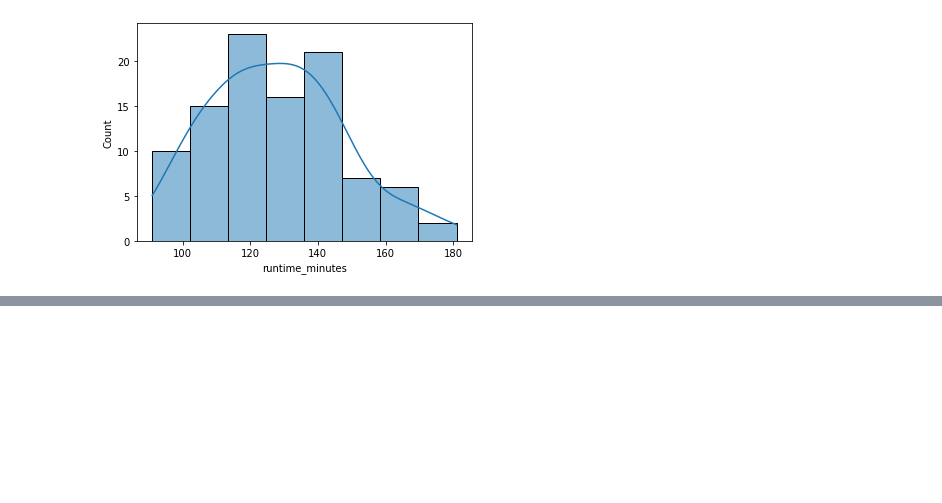
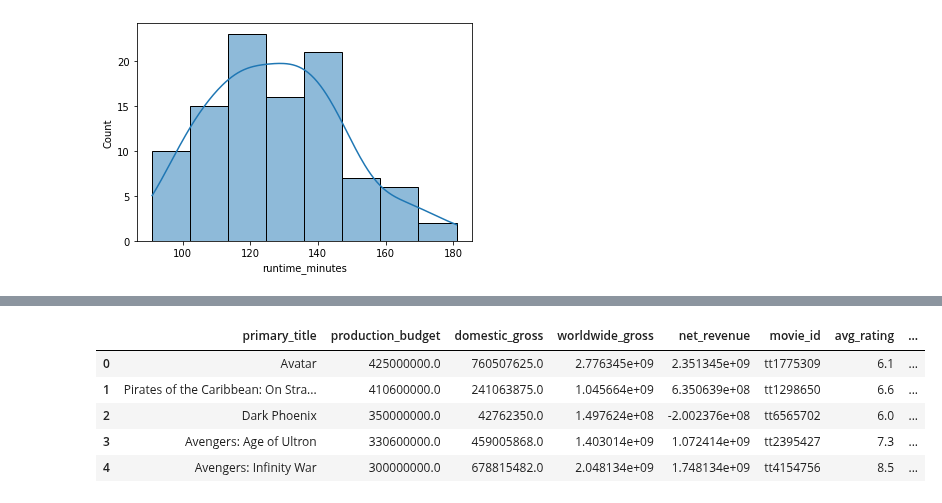
Before and after one commit to reboyce/Gilbert-Team-Repo, a Jupyter notebook: Notebooks/Chris Notebook.ipynb, the cells around one changed output, grey strips where cells are left out. Saved outputs shown, nothing was run; the diff lists cells and outputs as text; code cells hidden in the pictures; blank space fills up the shorter version.

```diff
--- a/Notebooks/Chris Notebook.ipynb
+++ b/Notebooks/Chris Notebook.ipynb
@@ -258,0 +397,12 @@ top_100_rt_hist;
+# %%
+revenue_ratings = pd.merge(budgets, movie_info, how='inner', on='primary_title')
+revenue_ratings = revenue_ratings.drop(columns=['genres', 'runtime_minutes', 'start_year', 'original_title'])
+revenue_ratings = revenue_ratings.rename(columns={'averagerating': 'avg_rating', 'numvotes': 'num_votes'})
+revenue_ratings.head()
+# %% [output]
+|  | primary_title | production_budget | domestic_gross | worldwide_gross | net_revenue | movie_id | avg_rating | ... |
+| 0 | Avatar | 425000000.0 | 760507625.0 | 2.776345e+09 | 2.351345e+09 | tt1775309 | 6.1 | ... |
+| 1 | Pirates of the Caribbean: On Stra... | 410600000.0 | 241063875.0 | 1.045664e+09 | 6.350639e+08 | tt1298650 | 6.6 | ... |
+| 2 | Dark Phoenix | 350000000.0 | 42762350.0 | 1.497624e+08 | -2.002376e+08 | tt6565702 | 6.0 | ... |
+| 3 | Avengers: Age of Ultron | 330600000.0 | 459005868.0 | 1.403014e+09 | 1.072414e+09 | tt2395427 | 7.3 | ... |
+| 4 | Avengers: Infinity War | 300000000.0 | 678815482.0 | 2.048134e+09 | 1.748134e+09 | tt4154756 | 8.5 | ... |
```
Also changed, not shown: parts of 30 cells of this notebook.
